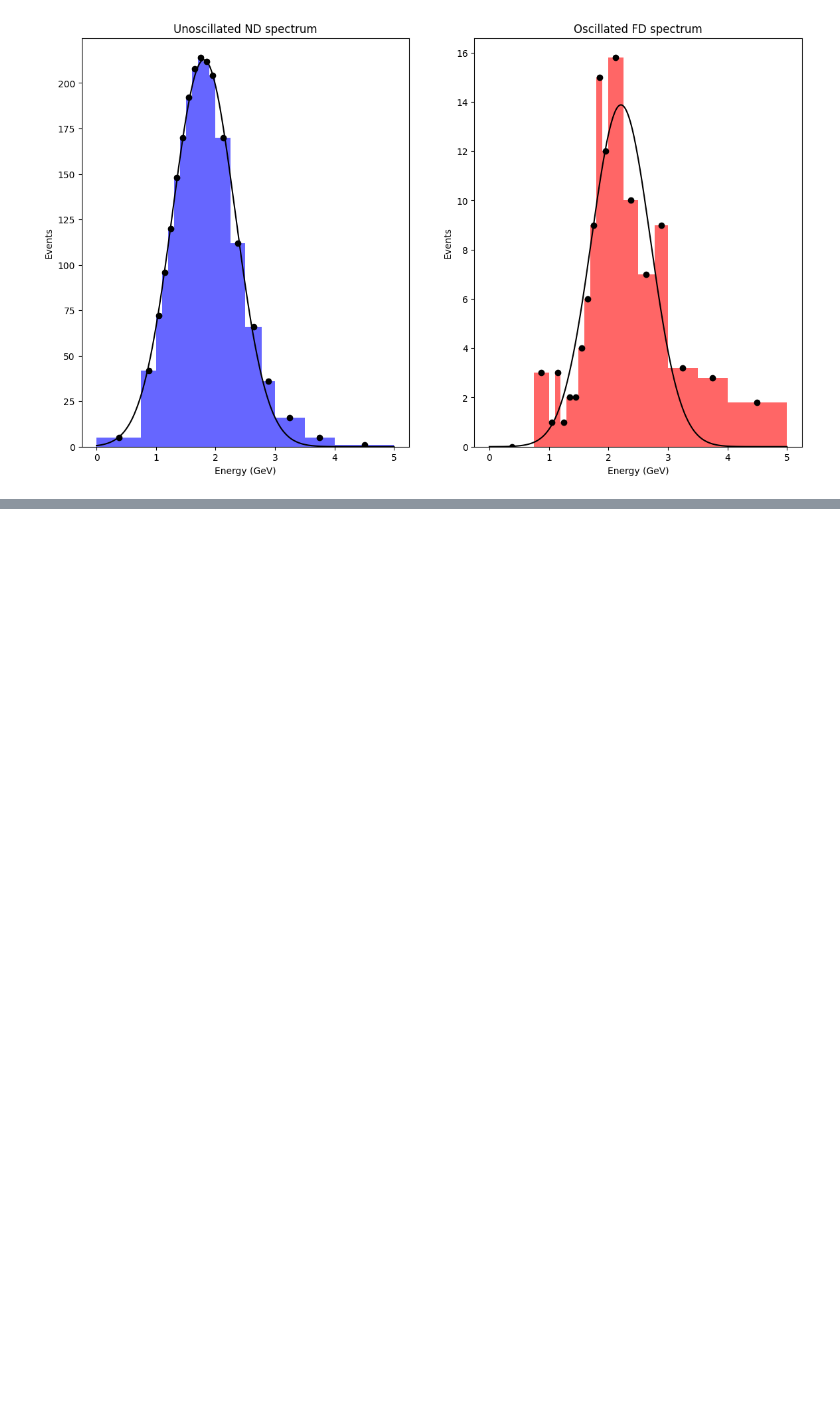
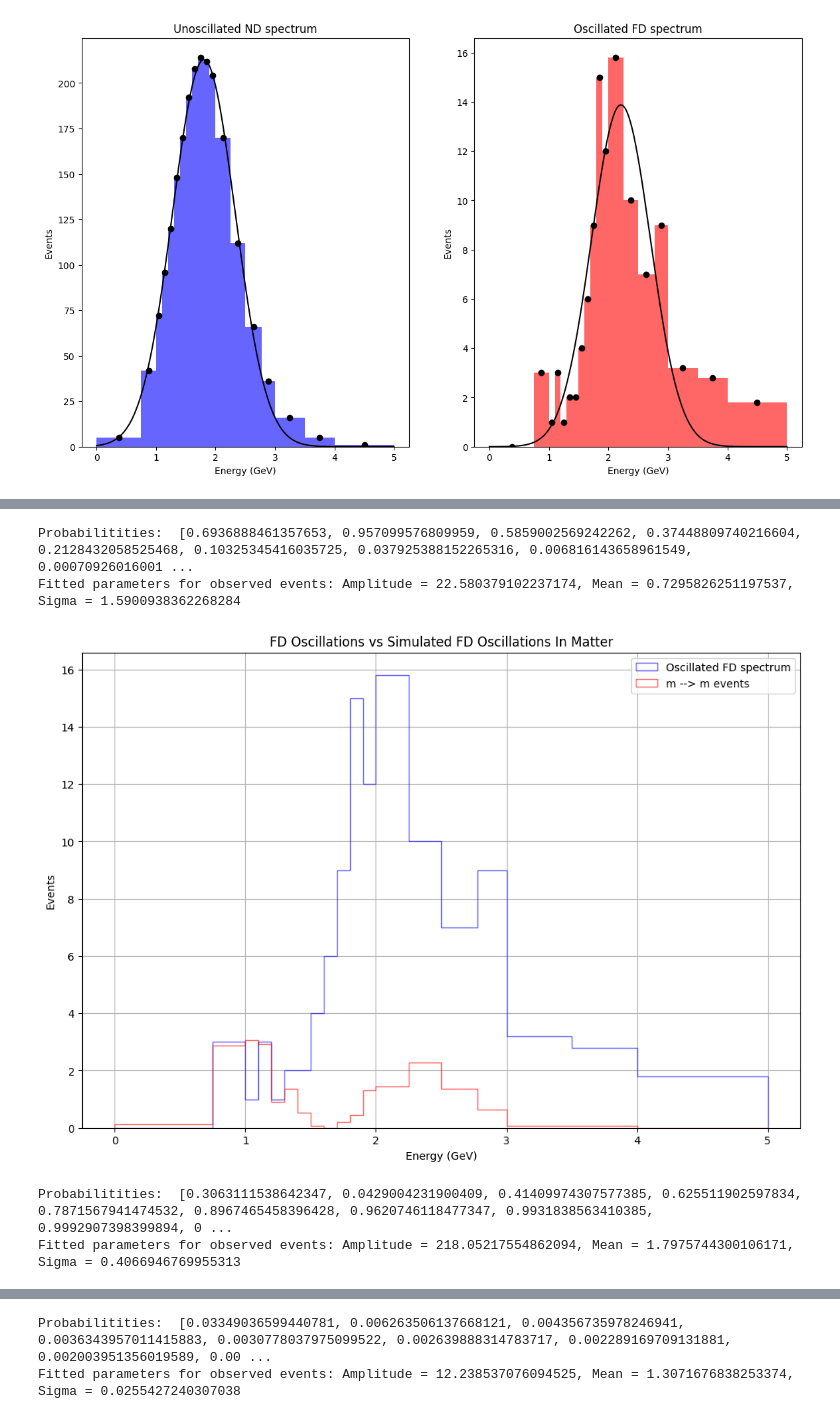
Before and after one commit to somar9/Neutrino-Oscillation-Project, a Jupyter notebook: 2_flavour_osc_redo2(2)_copy.ipynb, the cells around one changed output, grey strips where cells are left out. Drawn from its saved outputs; the diff is of its cells as text; code cells hidden in the pictures; blank space fills up the shorter version.

```diff
--- a/2_flavour_osc_redo2(2)_copy.ipynb
+++ b/2_flavour_osc_redo2(2)_copy.ipynb
@@ -282 +282,11 @@ Fitted parameters for observed events: Amplitude = 0.7544559507939265, Mean = 1.
 [figure]
+# %%
+plot_osc_2nu_scaled_fd(sector='23', case='matter', length=length_fd, transition='mm')
+plot_osc_2nu_scaled_fd(sector='23', case='matter', length=length_fd, transition='mt')
+plot_osc_2nu_scaled_fd(sector='12', case='matter', length=length_fd, transition='me')
+# %% [output]
+Probabilitities:  [0.6936888461357653, 0.957099576809959, 0.5859002569242262, 0.37448809740216604, 0.2128432058525468, 0.10325345416035725, 0.037925388152265316, 0.006816143658961549, 0.00070926016001 ...
+Fitted parameters for observed events: Amplitude = 22.580379102237174, Mean = 0.7295826251197537, Sigma = 1.5900938362268284
+[figure, added]
+Probabilitities:  [0.3063111538642347, 0.0429004231900409, 0.41409974307577385, 0.625511902597834, 0.7871567941474532, 0.8967465458396428, 0.9620746118477347, 0.9931838563410385, 0.9992907398399894, 0 ...
+Fitted parameters for observed events: Amplitude = 218.05217554862094, Mean = 1.7975744300106171, Sigma = 0.4066946769955313
@@ -282,0 +294,2 @@ Fitted parameters for observed events: Amplitude = 0.7544559507939265, Mean = 1.
+Probabilitities:  [0.03349036599440781, 0.006263506137668121, 0.004356735978246941, 0.0036343957011415883, 0.0030778037975099522, 0.002639888314783717, 0.002289169709131881, 0.002003951356019589, 0.00 ...
+Fitted parameters for observed events: Amplitude = 12.238537076094525, Mean = 1.3071676838253374, Sigma = 0.0255427240307038
```
Also changed, not shown: parts of 5 cells of this notebook.
